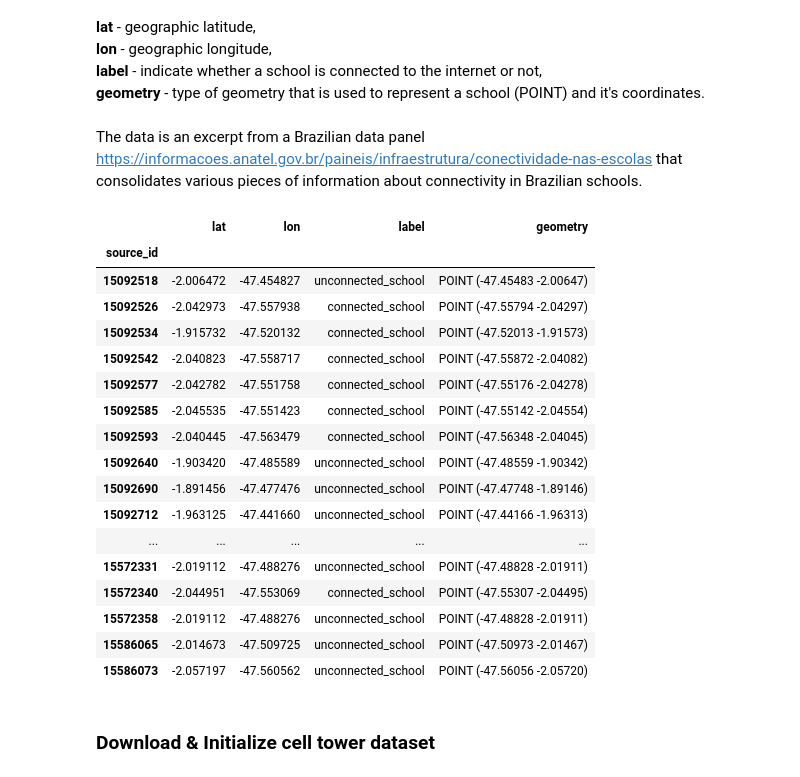
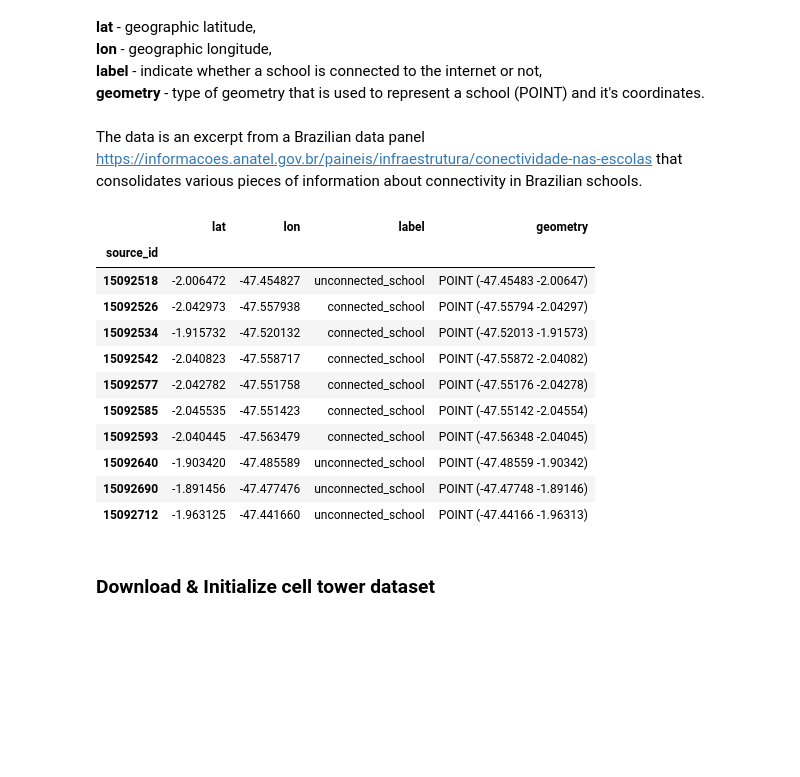
Before and after one commit to FNS-Division/VDaigele-ict_infrastructure_analysis_population_density, a Jupyter notebook: visibility analysis/visibility-workshop.ipynb, the cells around one changed output. Saved outputs shown, nothing was run; the diff lists cells and outputs as text; code cells hidden in the pictures; blank space fills up the shorter version.

```diff
--- a/visibility analysis/visibility-workshop.ipynb
+++ b/visibility analysis/visibility-workshop.ipynb
@@ -228,26 +228,21 @@ The data is an excerpt from a Brazilian data panel https://informacoes.anatel.go
 file_name_school = download_entity_dataset(base_download_url, 'school', country.value, municipality_code.value)
 # %%
 df_school = read_file(file_name_school)
-data_table.DataTable(df_school, num_rows_per_page=10)
+#data_table.DataTable(df_school, num_rows_per_page=10)
+df_school.head(10)
 # %% [output]
 |  | lat | lon | label | geometry |
 | source_id |  |  |  |  |
 | 15092518 | -2.006472 | -47.454827 | unconnected_school | POINT (-47.45483 -2.00647) |
 | 15092526 | -2.042973 | -47.557938 | connected_school | POINT (-47.55794 -2.04297) |
 | 15092534 | -1.915732 | -47.520132 | connected_school | POINT (-47.52013 -1.91573) |
 | 15092542 | -2.040823 | -47.558717 | connected_school | POINT (-47.55872 -2.04082) |
 | 15092577 | -2.042782 | -47.551758 | connected_school | POINT (-47.55176 -2.04278) |
 | 15092585 | -2.045535 | -47.551423 | connected_school | POINT (-47.55142 -2.04554) |
 | 15092593 | -2.040445 | -47.563479 | connected_school | POINT (-47.56348 -2.04045) |
 | 15092640 | -1.903420 | -47.485589 | unconnected_school | POINT (-47.48559 -1.90342) |
 | 15092690 | -1.891456 | -47.477476 | unconnected_school | POINT (-47.47748 -1.89146) |
 | 15092712 | -1.963125 | -47.441660 | unconnected_school | POINT (-47.44166 -1.96313) |
-| ... | ... | ... | ... | ... |
-| 15572331 | -2.019112 | -47.488276 | unconnected_school | POINT (-47.48828 -2.01911) |
-| 15572340 | -2.044951 | -47.553069 | connected_school | POINT (-47.55307 -2.04495) |
-| 15572358 | -2.019112 | -47.488276 | unconnected_school | POINT (-47.48828 -2.01911) |
-| 15586065 | -2.014673 | -47.509725 | unconnected_school | POINT (-47.50973 -2.01467) |
-| 15586073 | -2.057197 | -47.560562 | unconnected_school | POINT (-47.56056 -2.05720) |
 # %% [markdown]
 ### Download & Initialize cell tower dataset
 # %% [markdown]
```
Also changed, not shown: parts of 14 cells of this notebook, 2 other files.
